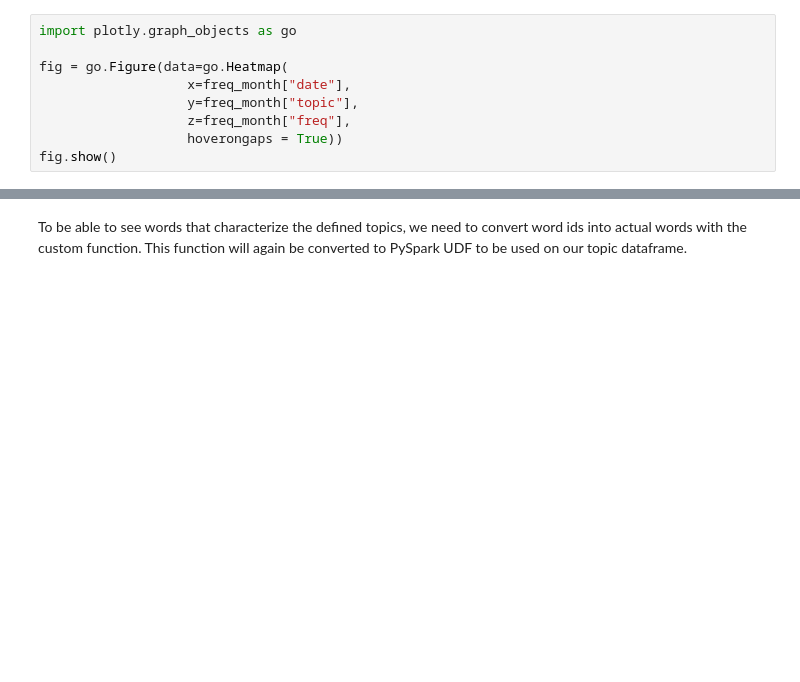
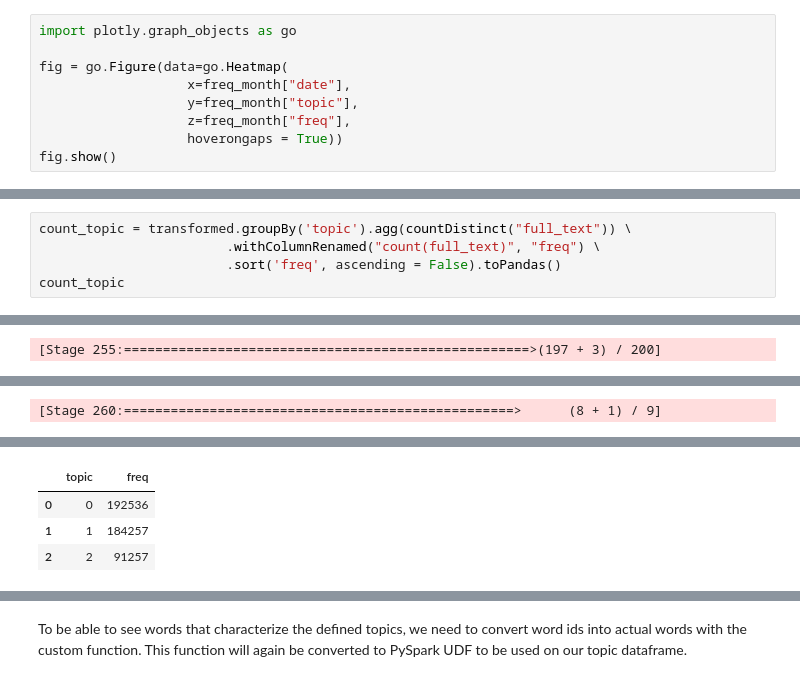
Before and after one commit to atyvaert/big-data, a Jupyter notebook: src/Models/Topic_Modelling.ipynb, the cells around one changed output, grey strips where cells are left out. Drawn from its saved outputs; the diff is of its cells as text; blank space fills up the shorter version.

```diff
--- a/src/Models/Topic_Modelling.ipynb
+++ b/src/Models/Topic_Modelling.ipynb
@@ -792,0 +826,6 @@ fig.show()
+# %%
+count_topic = transformed.groupBy('topic').agg(countDistinct("full_text")) \
+                        .withColumnRenamed("count(full_text)", "freq") \
+                        .sort('freq', ascending = False).toPandas()
+count_topic
+# %% [output]
@@ -792,0 +833 @@ fig.show()
+[Stage 255:====================================================>(197 + 3) / 200]
@@ -792,0 +835 @@ fig.show()
+[Stage 260:==================================================>      (8 + 1) / 9]
@@ -793,3 +839,7 @@ fig.show()
+|  | topic | freq |
+| 0 | 0 | 192536 |
+| 1 | 1 | 184257 |
+| 2 | 2 | 91257 |
 # %%
 freq_month
 # %% [output]
```
Also changed, not shown: parts of 26 cells of this notebook.
